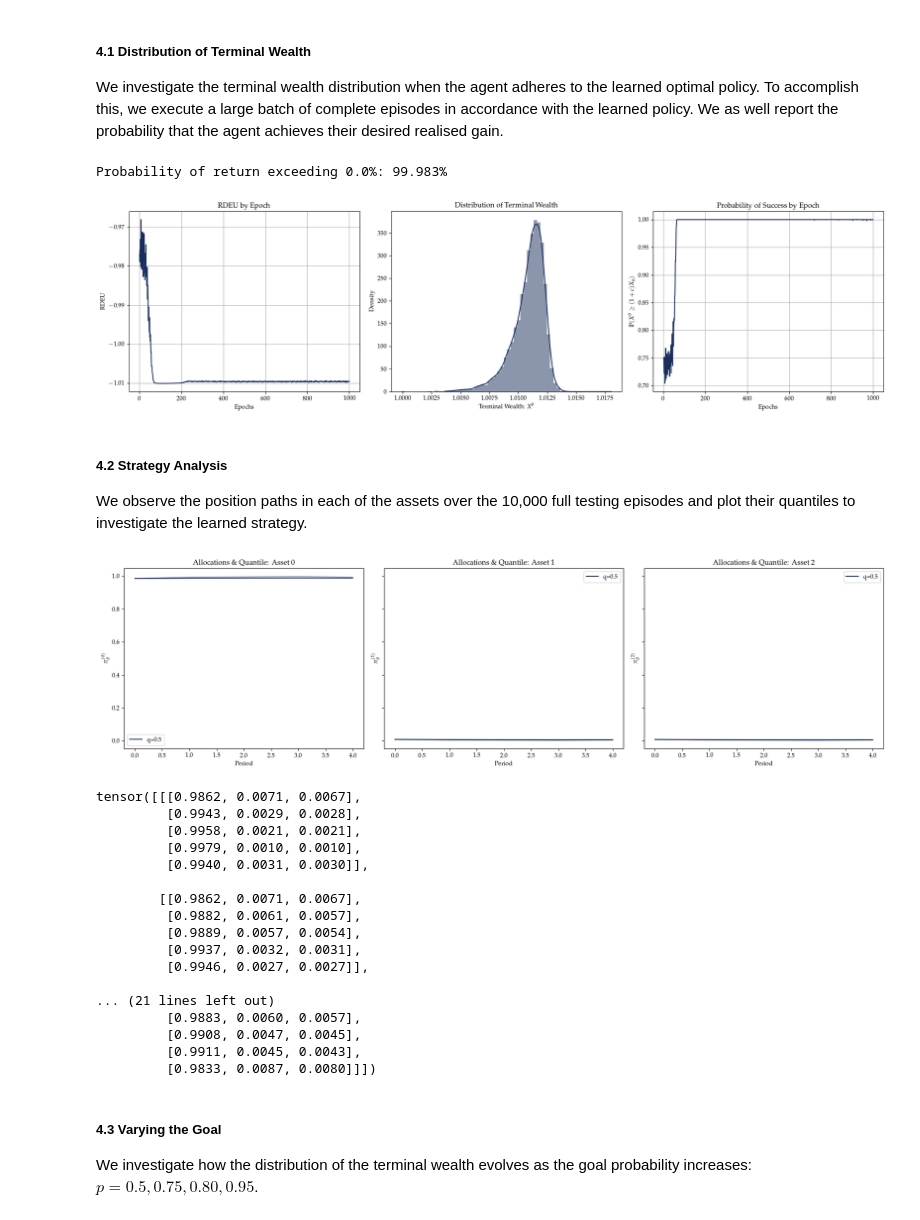
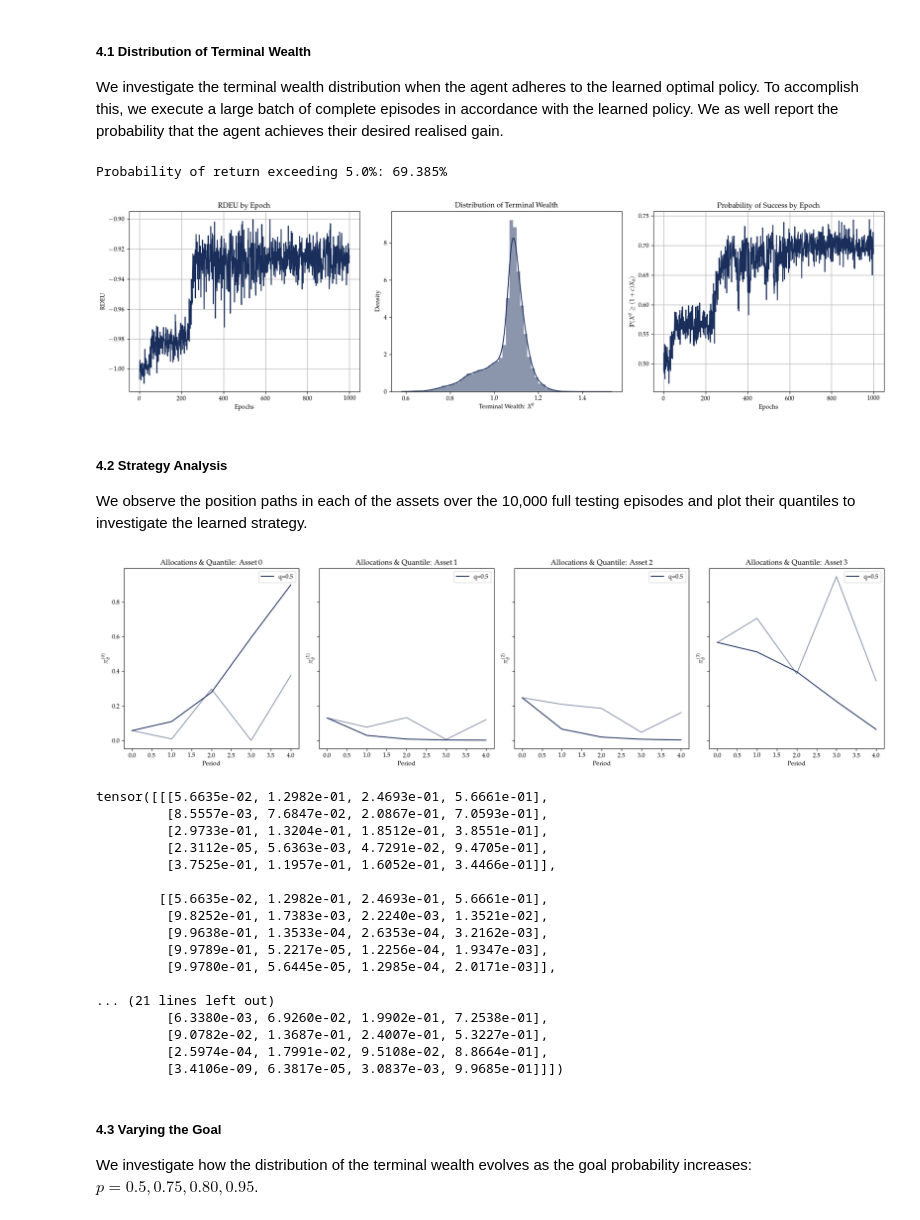
Before and after one commit to Mathewcater/Risk-Aware-Goal-Based-Investing, a Jupyter notebook: examples.ipynb, the cells around one changed output. Cells and saved outputs as stored; diff of their text form; code cells hidden in the pictures.

```diff
--- a/examples.ipynb
+++ b/examples.ipynb
@@ -40,19 +40,21 @@ from agents import Agent # deep policy gradient algorithm
 ### 2. Initialisation of Training Hyperparameters
 # %%
 market_model = "BS" # specify the market model
-env_params = {'num_assets' : 3, # number of total assets in market (risk-free and risky)
-                'drifts' : T.tensor([0.06, 0.09]), # drifts of risky assets
-                'vols' : T.tensor([0.12, 0.18]), # volatilities of risky assets
-                'corr_matrix' : T.tensor([[1.0, 0.3], [0.3, 1.0]]), # correlation structure of risky asset prices
-                'interest_rate': 0.01, # interest rate of risk-free asset
-                'goal_prob' : 0.00, # confidence level of meeting returns requirement
-                'returns_req' : 0.00, # returns requirement for goal
-                'alpha': 0.4,
+env_params = {'num_assets': 4, # number of total assets in market (risk-free and risky)
+                'drifts': T.tensor([0.03, 0.06, 0.09]), # drifts of risky assets
+                'vols': T.tensor([0.06, 0.12, 0.18]), # volatilities of risky assets
+                'corr_matrix': T.tensor([[1.0, 0.2, 0.2], # correlation structure of risky asset prices
+                                         [0.2, 1.0, 0.2],
+                                         [0.2, 0.2, 1.0]]),
+                'interest_rate': 0.025, # interest rate of risk-free asset
+                'goal_prob': 0.75, # confidence level of meeting returns requirement
+                'returns_req': 0.05, # returns requirement for goal
+                'alpha': 0.1,
                 'beta': 0.9,
-                'q': 1.0,
-                'phi' : 0.0, # transaction costs
-                'T' : 1.0, # trading horizon
-                'Ndt' : 5, # number of periods
+                'q': 0.75,
+                'phi': 0.0, # transaction costs
+                'T': 1.0, # trading horizon
+                'Ndt': 5, # number of periods
                 'init_wealth': 1.0, # initial wealth
                 'S0': T.tensor([1.0, 1.0, 1.0]) # initial risky asset prices
                 }
@@ -169,8 +172,8 @@ c = env_params["returns_req"]
 print(f'Probability of return exceeding {100*c}%: {str(round(float(100*agent.return_prob), 3))}%')
 fig.tight_layout()
 # %% [output]
-Probability of return exceeding 0.0%: 99.983%
+Probability of return exceeding 5.0%: 69.385%
-[figure, old version]
+[figure, new version]
 # %% [markdown]
 ##### 4.2 Strategy Analysis
 
@@ -178,42 +181,42 @@ We observe the position paths in each of the assets over the 10,000 full testing
 # %%
 fig, axs = plt.subplots(1, env_params["num_assets"], figsize=(18,5), sharey=True)
 position_hist = agent.position_hist.detach()
 periods = T.arange(env_params["Ndt"])
 # quantile
 q = 0.5
 
 #labels
-labels = [r'$\pi_{\theta}^{(0)}$', r'$\pi_{\theta}^{(1)}$', r'$\pi_{\theta}^{(2)}$']
+labels = [r'$\pi_{\theta}^{(0)}$', r'$\pi_{\theta}^{(1)}$', r'$\pi_{\theta}^{(2)}$', r'$\pi_{\theta}^{(3)}$']
 
 for j in range(env.params["num_assets"]):
     axs[j].plot(np.quantile(position_hist[:,:,j], axis=0, q=q), color=colors[0], label=f'q={q}') # plot quantile
     axs[j].plot(position_hist[0,:,j], alpha=0.5, color=colors[0]) # plot position paths beneath
     axs[j].set(title=f'Allocations \& Quantile: Asset {j}', xlabel='Period', ylabel=labels[j])
     axs[j].legend()
 
 fig.tight_layout()
 # %% [output]
-[figure, old version]
+[figure, new version]
 # %%
 position_hist.squeeze()
 # %% [output]
-tensor([[[0.9862, 0.0071, 0.0067],
-         [0.9943, 0.0029, 0.0028],
-         [0.9958, 0.0021, 0.0021],
-         [0.9979, 0.0010, 0.0010],
-         [0.9940, 0.0031, 0.0030]],
+tensor([[[5.6635e-02, 1.2982e-01, 2.4693e-01, 5.6661e-01],
+         [8.5557e-03, 7.6847e-02, 2.0867e-01, 7.0593e-01],
+         [2.9733e-01, 1.3204e-01, 1.8512e-01, 3.8551e-01],
+         [2.3112e-05, 5.6363e-03, 4.7291e-02, 9.4705e-01],
+         [3.7525e-01, 1.1957e-01, 1.6052e-01, 3.4466e-01]],
 
-        [[0.9862, 0.0071, 0.0067],
-         [0.9882, 0.0061, 0.0057],
-         [0.9889, 0.0057, 0.0054],
-         [0.9937, 0.0032, 0.0031],
-         [0.9946, 0.0027, 0.0027]],
+        [[5.6635e-02, 1.2982e-01, 2.4693e-01, 5.6661e-01],
+         [9.8252e-01, 1.7383e-03, 2.2240e-03, 1.3521e-02],
+         [9.9638e-01, 1.3533e-04, 2.6353e-04, 3.2162e-03],
+         [9.9789e-01, 5.2217e-05, 1.2256e-04, 1.9347e-03],
+         [9.9780e-01, 5.6445e-05, 1.2985e-04, 2.0171e-03]],
 
 ... (21 lines left out)
-         [0.9883, 0.0060, 0.0057],
-         [0.9908, 0.0047, 0.0045],
-         [0.9911, 0.0045, 0.0043],
-         [0.9833, 0.0087, 0.0080]]])
+         [6.3380e-03, 6.9260e-02, 1.9902e-01, 7.2538e-01],
+         [9.0782e-02, 1.3687e-01, 2.4007e-01, 5.3227e-01],
+         [2.5974e-04, 1.7991e-02, 9.5108e-02, 8.8664e-01],
+         [3.4106e-09, 6.3817e-05, 3.0837e-03, 9.9685e-01]]])
 # %% [markdown]
 ##### 4.3 Varying the Goal
 
```
Also changed, not shown: parts of 2 cells of this notebook.
